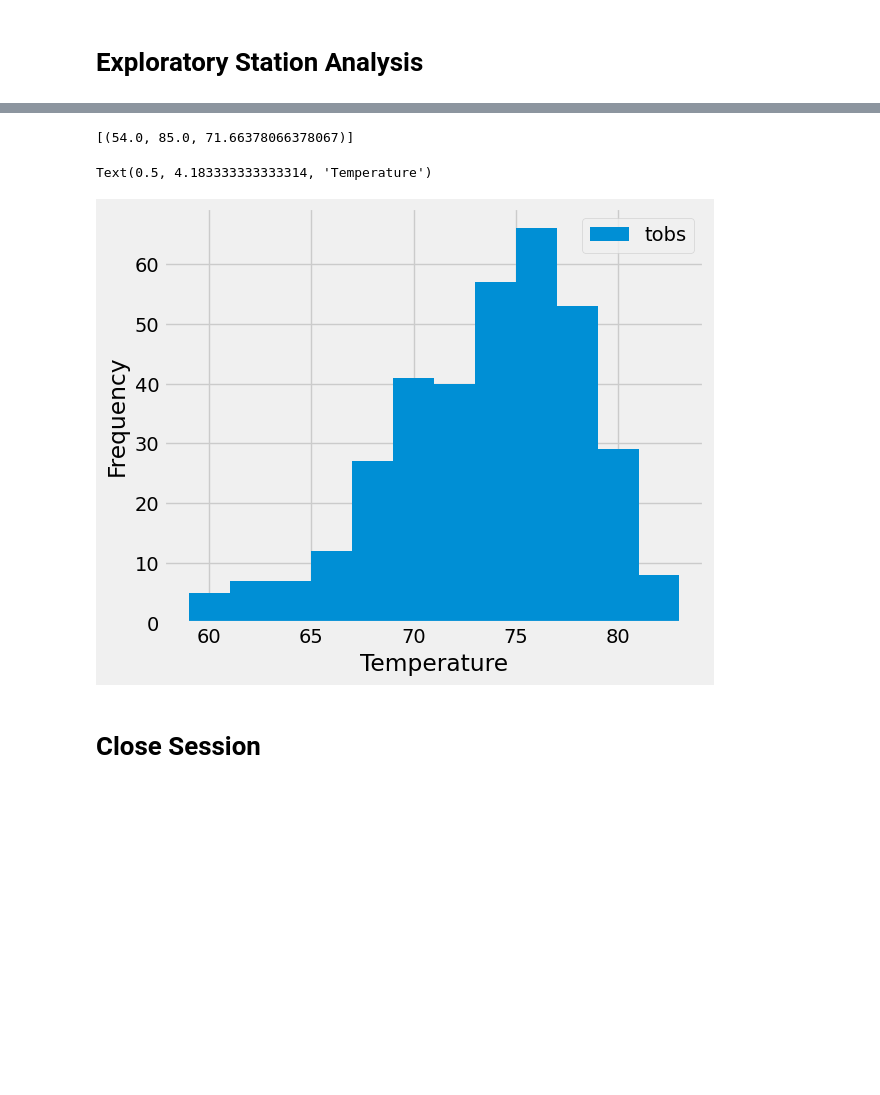
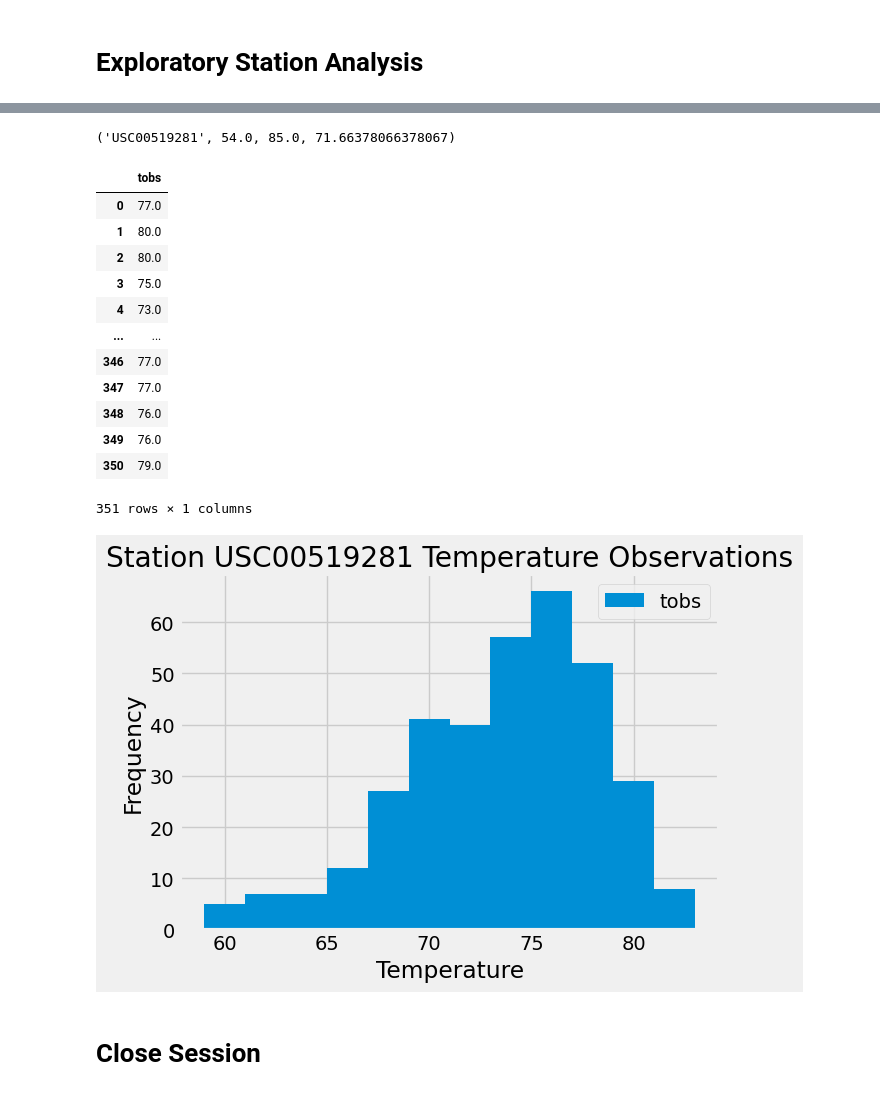
Before and after one commit to judyxia1220/sqlalchemy-challenge, a Jupyter notebook: SurfsUp/climate.ipynb, the cells around one changed output, grey strips where cells are left out. Drawn from its saved outputs; the diff is of its cells as text; code cells hidden in the pictures; blank space fills up the shorter version.

```diff
--- a/SurfsUp/climate.ipynb
+++ b/SurfsUp/climate.ipynb
@@ -100,13 +119,53 @@ AttributeError: Neither 'UnaryExpression' object nor 'Comparator' object has an
 # %%
 # Using the most active station id from the previous query, calculate the lowest, highest, and average temperature.
+temperature = session.query(measurement.station, func.min(measurement.tobs), func.max(measurement.tobs), func.avg(measurement.tobs)).\
+    group_by(measurement.station).\
+    order_by(func.count(measurement.station).desc()).first()
+
+print(temperature)
 # %% [output]
-[(54.0, 85.0, 71.66378066378067)]
+('USC00519281', 54.0, 85.0, 71.66378066378067)
 # %%
 # Using the most active station id
-# Query the last 12 months of temperature observation data for this station and plot the results as a histogram
+mostActiveStation = session.query(measurement.station).\
+    group_by(measurement.station).\
+    order_by(func.count(measurement.station).desc()).first()
+
+mostActiveStationID = mostActiveStation[0]
+
+# Query the last 12 months of temperature observation data for this station
+tempObsData = session.query(measurement.tobs).\
+    filter(measurement.station == mostActiveStationID).\
+    filter(measurement.date >= oneYearAgo).all()
+
+# Save the query results as a Pandas DataFrame. Explicitly set the column names
+temperaturedf = pd.DataFrame(tempObsData, columns=['tobs'])
+temperaturedf
 # %% [output]
+|  | tobs |
+| 0 | 77.0 |
+| 1 | 80.0 |
+| 2 | 80.0 |
+| 3 | 75.0 |
+| 4 | 73.0 |
+| ... | ... |
+| 346 | 77.0 |
+| 347 | 77.0 |
+| 348 | 76.0 |
+| 349 | 76.0 |
+| 350 | 79.0 |
-Text(0.5, 4.183333333333314, 'Temperature')
+351 rows × 1 columns
-[figure, removed]
+# %%
+#Plot the results as a histogram
+plt.hist (temperaturedf, bins=12, label='tobs')
+plt.xlabel('Temperature')
+plt.ylabel('Frequency')
+plt.title(f'Station USC00519281 Temperature Observations')
+plt.legend()
+plt.tight_layout()
+plt.show()
+# %% [output]
+[figure, added]
 # %% [markdown]
 # Close Session
 # %%
```
Also changed, not shown: parts of 4 cells of this notebook, 1 other file.
